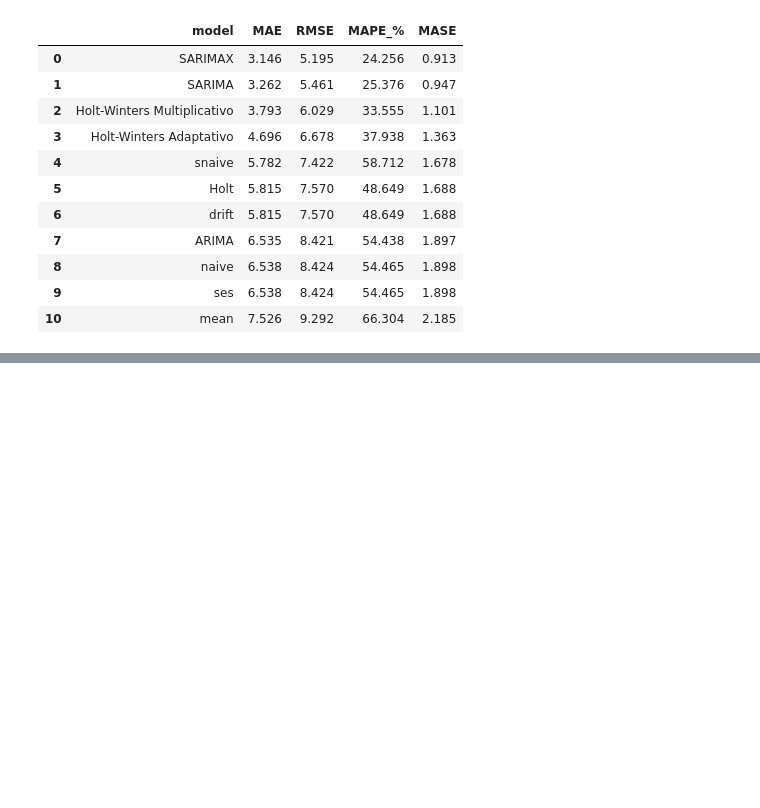
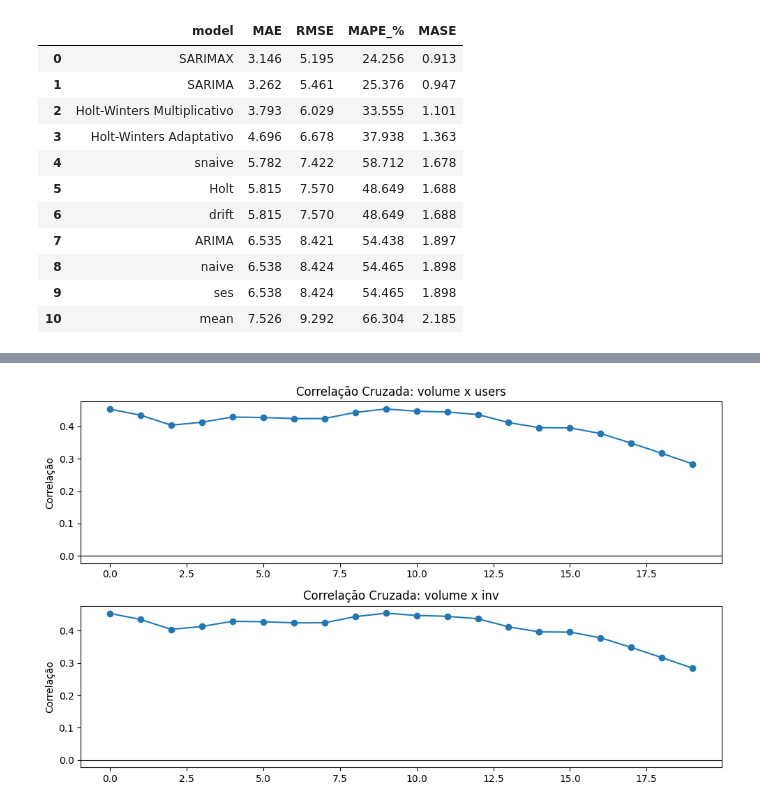
Before and after one commit to GuilhermeCastilho02/Series-Temporais-A2, a Jupyter notebook: trabalho_a2.ipynb, the cells around one changed output, grey strips where cells are left out. Cells and saved outputs as stored; diff of their text form; code cells hidden in the pictures; blank space fills up the shorter version.

```diff
--- a/trabalho_a2.ipynb
+++ b/trabalho_a2.ipynb
@@ -331,0 +353,21 @@ metrics
+# %%
+fig, axes = plt.subplots(2, 1, figsize=(10, 6))
+
+# cross-correlation até 20 defasagens
+cross_corr_us_x_vol = sm.tsa.stattools.ccf(y, X["users"], adjusted=False)[:20]
+cross_corr_inv_x_vol = sm.tsa.stattools.ccf(y, X["inv"], adjusted=False)[:20]
+
+axes[0].plot(range(len(cross_corr_us_x_vol)), cross_corr_us_x_vol, marker="o")
+axes[0].axhline(0, color="black", linewidth=0.8)
+axes[0].set_title("Correlação Cruzada: volume x users")
+axes[0].set_ylabel("Correlação")
+
+axes[1].plot(range(len(cross_corr_inv_x_vol)), cross_corr_us_x_vol, marker="o")
+axes[1].axhline(0, color="black", linewidth=0.8)
+axes[1].set_title("Correlação Cruzada: volume x inv")
+axes[1].set_ylabel("Correlação")
+
+plt.tight_layout()
+plt.show()
+# %% [output]
+[figure, added]
```
Also changed, not shown: parts of 3 cells of this notebook.
